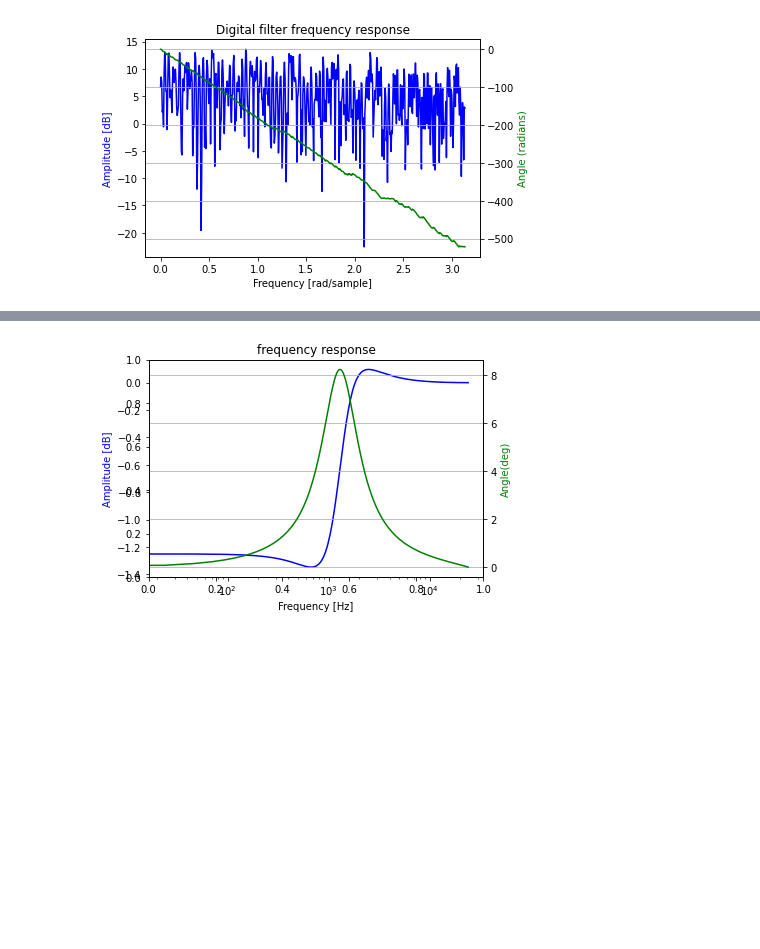
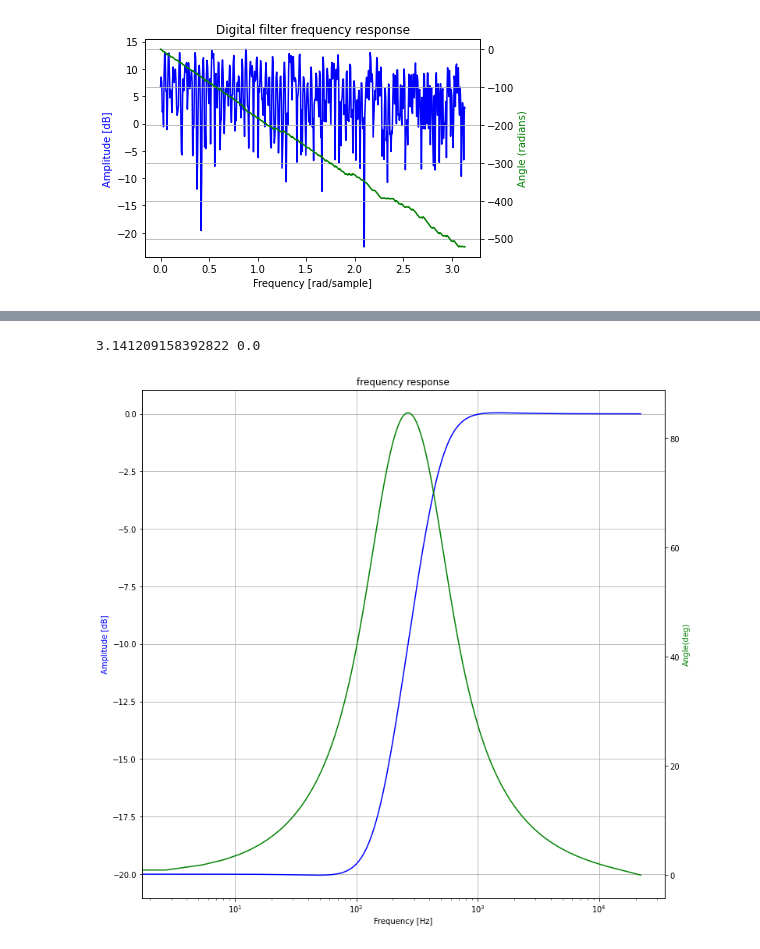
Before and after one commit to int0thewind/Audio-Plugin, a Jupyter notebook: prototype/vnf.ipynb, the cells around one changed output, grey strips where cells are left out. Drawn from its saved outputs; the diff is of its cells as text; code cells hidden in the pictures; blank space fills up the shorter version.

```diff
--- a/prototype/vnf.ipynb
+++ b/prototype/vnf.ipynb
@@ -167,7 +167,7 @@ class Class_IIR_Shelving(object):
         support_shelf_type= ['Base_Shelf', 'Treble_Shelf']
         assert shelf_type in support_shelf_type, 'shelf_type must be in {}'.format(support_shelf_type)
         self.shelf_type = shelf_type
-        self.b, self.a = self.set_highshelving()
+        self.b, self.a = self.set_shelving()
 
     def filtering(self, xin):
     	# process filtering, using scipy
@@ -177,29 +177,32 @@ class Class_IIR_Shelving(object):
 
     def f_show(self, worN=1024):
         # draw frequency response, using scipy
-        wlist, fres = signal.freqz(self.b, self.a, worN=worN)
+        w, h = signal.freqz(self.b, self.a, worN=worN)
+        print(w.max(), w.min())
 
-        fig = plt.figure()
+        fig = plt.figure(figsize=(12,12))
         ax1 = fig.add_subplot(111)
-        flist = wlist / ((2.0 * np.pi) / self.fs)
+        flist = w / ((2.0 * np.pi) / self.fs)
         plt.title('frequency response')
-        ax1 = fig.add_subplot(111)
 
-        plt.semilogx(flist, 20 * np.log10(abs(fres)), 'b')  # plt.plot(flist, 20 * np.log10(abs(fres)), 'b')
+        plt.semilogx(flist, 20 * np.log10(abs(h)), 'b')
+        # plt.plot(flist, 20 * np.log10(abs(h)), 'b')
 
+        plt.xlabel('Frequency [Hz]')
         plt.ylabel('Amplitude [dB]', color='b')
-        plt.xlabel('Frequency [Hz]')
+        plt.grid()
 
         ax2 = ax1.twinx()
-        angles = np.unwrap(np.angle(fres))
+        angles = np.unwrap(np.angle(h))
         angles = angles / ((2.0 * np.pi) / 360.0)
-        plt.semilogx(flist, angles, 'g')  # plt.plot(flist, angles, 'g')
+        plt.semilogx(flist, angles, 'g')
+        # plt.plot(flist, angles, 'g')
         plt.ylabel('Angle(deg)', color='g')
-        plt.grid()
+
         plt.axis('tight')
         plt.show()
 
-    def set_highshelving(self,):
+    def set_shelving(self,):
 
         K = np.tan(np.pi * self.fc / self.fs)
         V0 = np.power(10.0, self.G/20.0)
@@ -243,33 +246,34 @@ class Class_IIR_Shelving(object):
         #    TREBLE CUT
         ####################
         elif self.shelf_type == 'Treble_Shelf' and self.G<0:
             b0 =                  (1 + root2*K + K**2) / (V0 + root2*np.sqrt(V0)*K + K**2)
             b1 =                     (2 * (K**2 - 1) ) / (V0 + root2*np.sqrt(V0)*K + K**2)
             b2 =                  (1 - root2*K + K**2) / (V0 + root2*np.sqrt(V0)*K + K**2)
             a1 =                (2 * ((K**2)/V0 - 1) ) / (1 + root2/np.sqrt(V0)*K + (K**2)/V0)
             a2 = (1 - root2/np.sqrt(V0)*K + (K**2)/V0) / (1 + root2/np.sqrt(V0)*K + (K**2)/V0)
 
         ####################
         #    All-Pass
         ####################
         else:
             b0 = V0
             b1 = 0
             b2 = 0
             a1 = 0
             a2 = 0
 
         a = np.array([1, a1, a2])
         b = np.array([b0, b1, b2])
 
         return b, a
 
 
 if __name__ == '__main__':
 
     # high shelf filter sample
-    iir_LS1=Class_IIR_Shelving( fc=1250, G=-1.25, Q=1.0, fs=48000, shelf_type='Base_Shelf')
+    iir_LS1=Class_IIR_Shelving( fc=50, G=-20, Q=0.75, fs=44100, shelf_type='Base_Shelf')
     # draw frequency response
-    iir_LS1.f_show()
+    iir_LS1.f_show(8192)
 # %% [output]
+3.141209158392822 0.0
-[figure, old version]
+[figure, new version]
```
